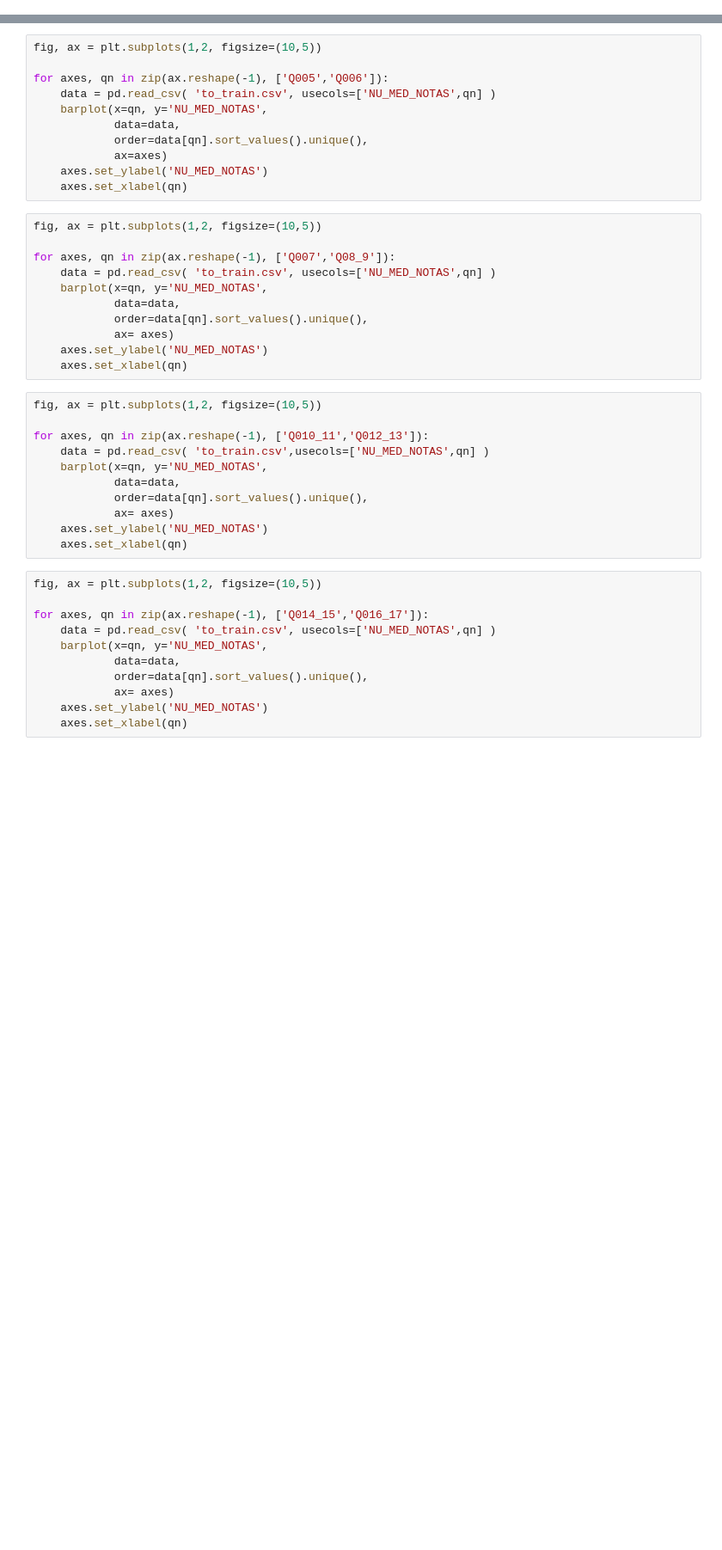
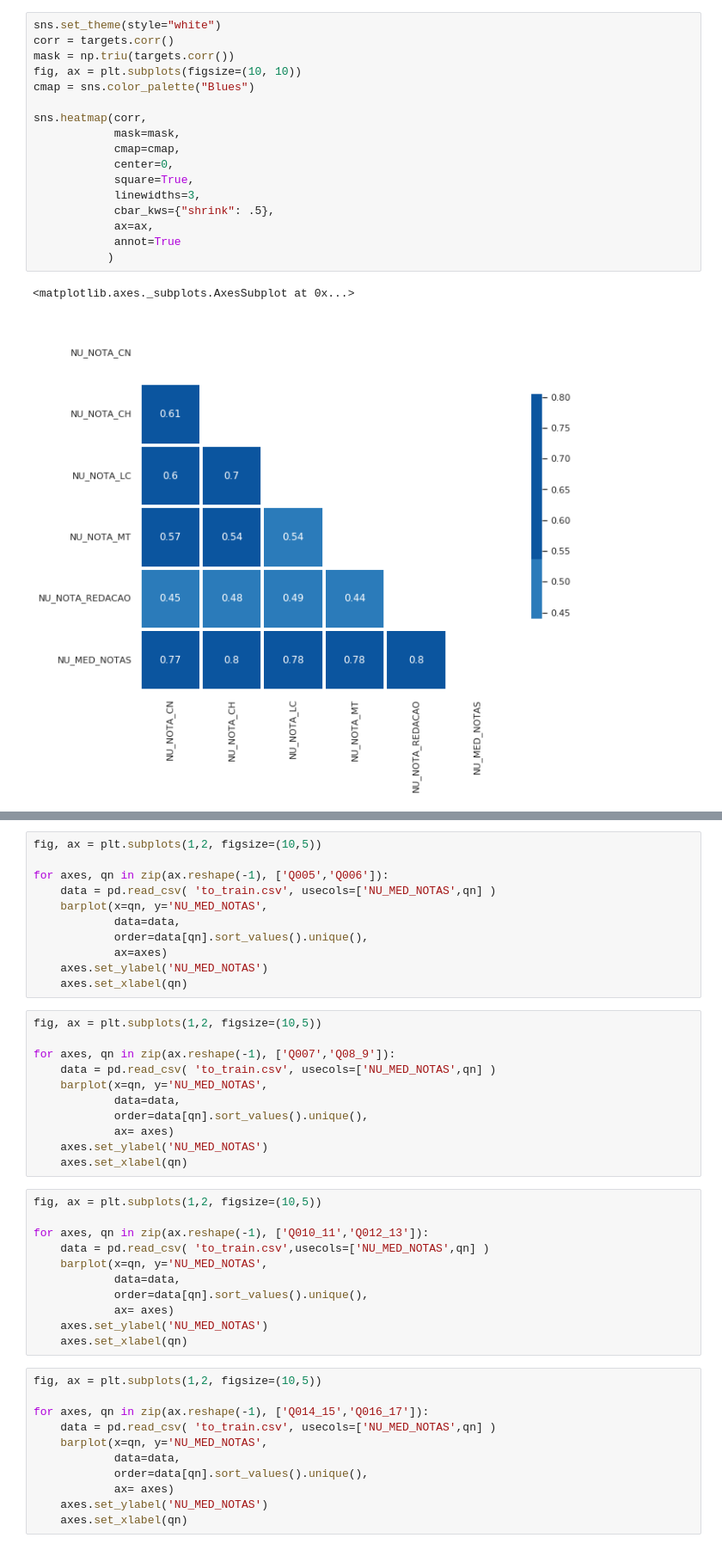
Before and after one commit to rafaelmgr12/ML-Olympiad-QE, a Jupyter notebook: notebooks/EDA.ipynb, the cells around one changed output, grey strips where cells are left out. Shown at 86% size. Cells and saved outputs as stored; diff of their text form; blank space fills up the shorter version.

```diff
--- a/notebooks/EDA.ipynb
+++ b/notebooks/EDA.ipynb
@@ -7,3 +28,23 @@ from seaborn import distplot
+# %%
+sns.set_theme(style="white")
+corr = targets.corr()
+mask = np.triu(targets.corr())
+fig, ax = plt.subplots(figsize=(10, 10))
+cmap = sns.color_palette("Blues")
+
+sns.heatmap(corr,
+            mask=mask,
+            cmap=cmap,
+            center=0,
+            square=True,
+            linewidths=3,
+            cbar_kws={"shrink": .5},
+            ax=ax,
+            annot=True
+           )
+# %% [output]
+<matplotlib.axes._subplots.AxesSubplot at 0x...>
+[figure, added]
 # %%
 ## --- EDA
 fig, ax = plt.subplots(1,2, figsize=(10,5))
```
Also changed, not shown: parts of 8 cells of this notebook, 2 other files.
